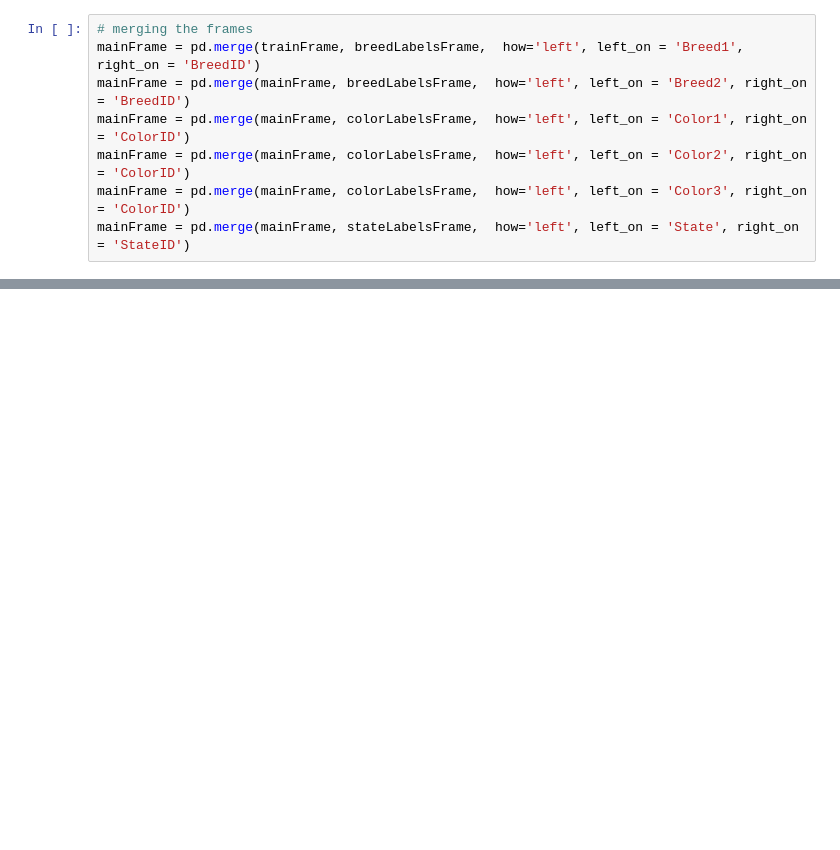
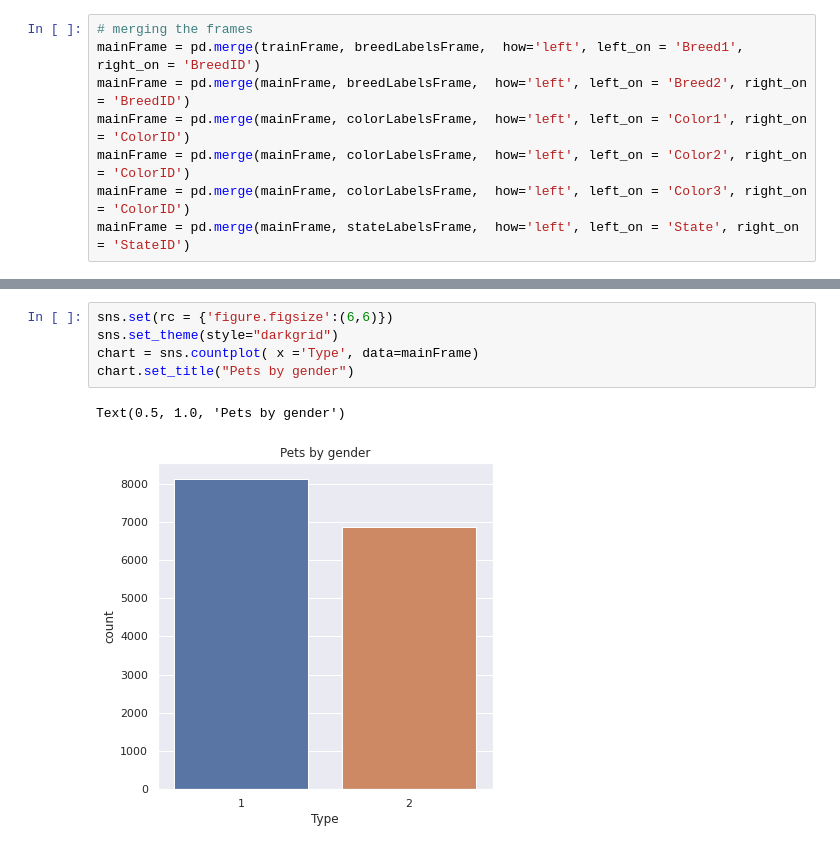
Before and after one commit to DianaI20/Pet_finder, a Jupyter notebook: Pet_finder.ipynb, the cells around one changed output, grey strips where cells are left out. Cells and saved outputs as stored; diff of their text form; blank space fills up the shorter version.

```diff
--- a/Pet_finder.ipynb
+++ b/Pet_finder.ipynb
@@ -70,0 +216,8 @@ mainFrame
+# %%
+sns.set(rc = {'figure.figsize':(6,6)})
+sns.set_theme(style="darkgrid")
+chart = sns.countplot( x ='Type', data=mainFrame)
+chart.set_title("Pets by gender")
+# %% [output]
+Text(0.5, 1.0, 'Pets by gender')
+[figure, added]
```
Also changed, not shown: parts of 29 cells of this notebook.
